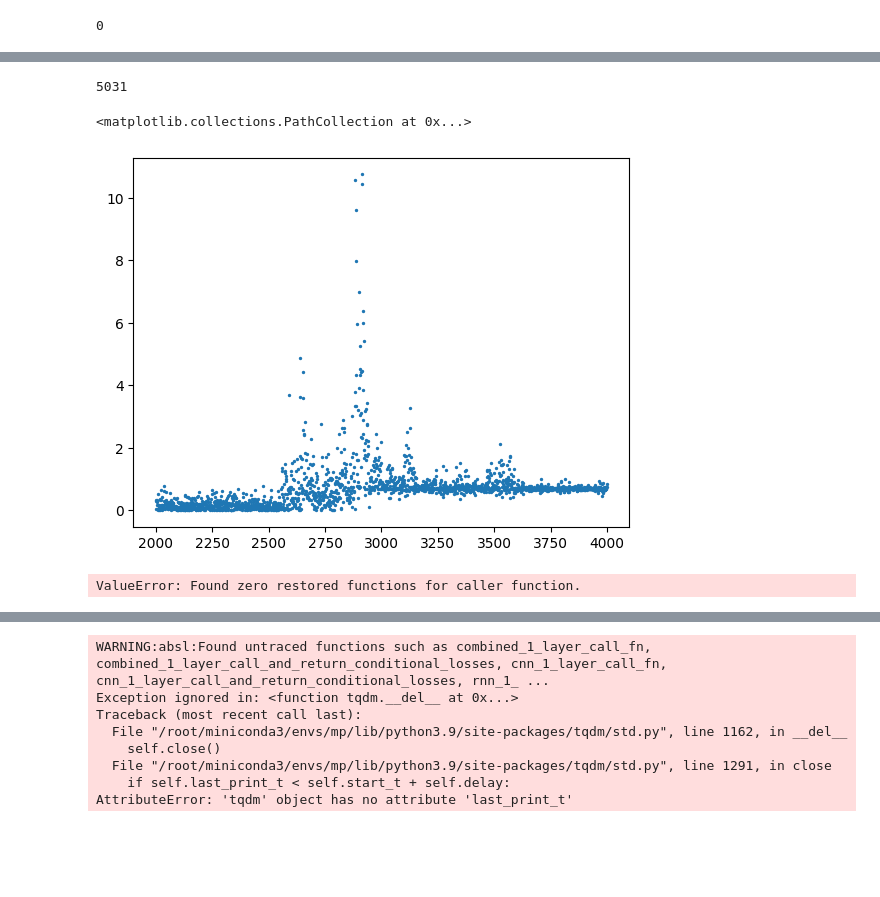
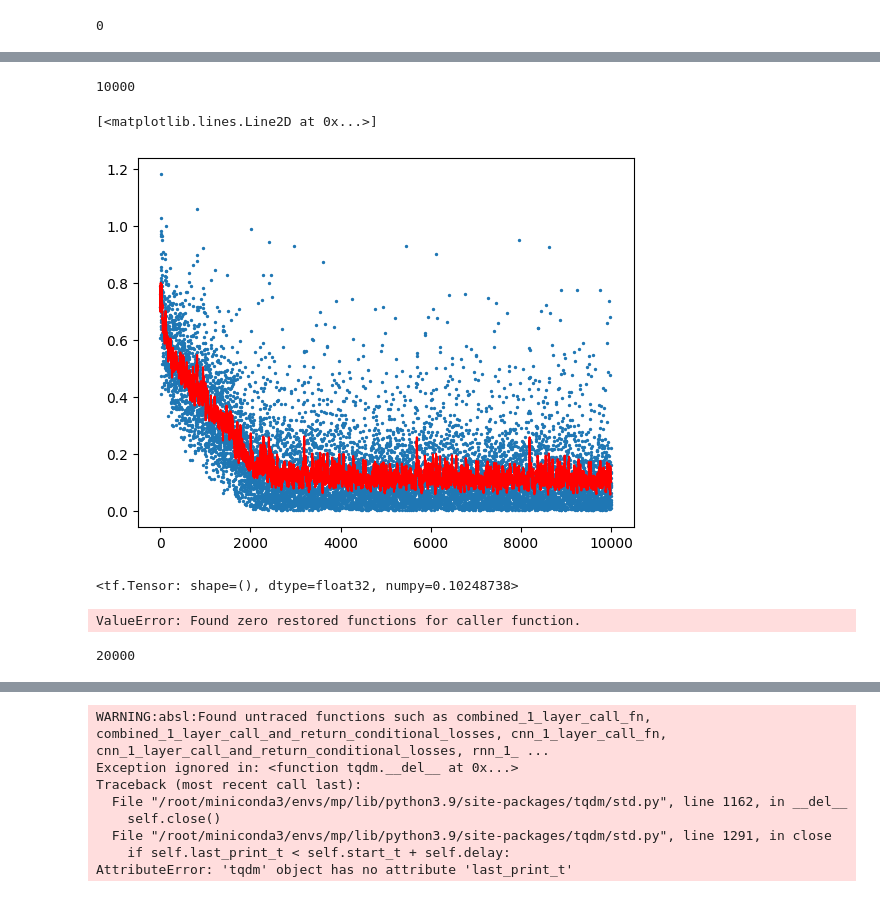
Before and after one commit to anmolpec/major_project, a Jupyter notebook: project_code/src/model_test.ipynb, the cells around one changed output, grey strips where cells are left out. Cells and saved outputs as stored; diff of their text form; code cells hidden in the pictures; blank space fills up the shorter version.

```diff
--- a/project_code/src/model_test.ipynb
+++ b/project_code/src/model_test.ipynb
@@ -190,5 +160,3 @@ random.seed(42)
 random.shuffle(l)
 # %%
 random.shuffle(l_test)
-# %%
-losses = []
@@ -265,9 +289,10 @@ s
 # %%
 len(losses)
 # %% [output]
-5031
+10000
 # %%
-plt.scatter(range(2000, 4000), losses[2000:4000], s = [2])
+plt.scatter(range(1, 10001), losses, s = [2])
+plt.plot(losses_m_avg, c = 'red')
 # %% [output]
-<matplotlib.collections.PathCollection at 0x...>
+[<matplotlib.lines.Line2D at 0x...>]
-[figure, old version]
+[figure, new version]
@@ -274,7 +310,15 @@ plt.scatter(range(2000, 4000), losses[2000:4000], s = [2])
+# %%
+ema
+# %% [output]
+<tf.Tensor: shape=(), dtype=float32, numpy=0.10248738>
 # %%
 pred = model(tf.constant(generate_embedding(36010)), shape = (1, 309, 300))
 # %% [output]
 ValueError: Found zero restored functions for caller function.
+# %%
+len(l)
+# %% [output]
+20000
 # %%
 count = 0
 # %%
```
Also changed, not shown: parts of 31 cells of this notebook, 7 other files.
